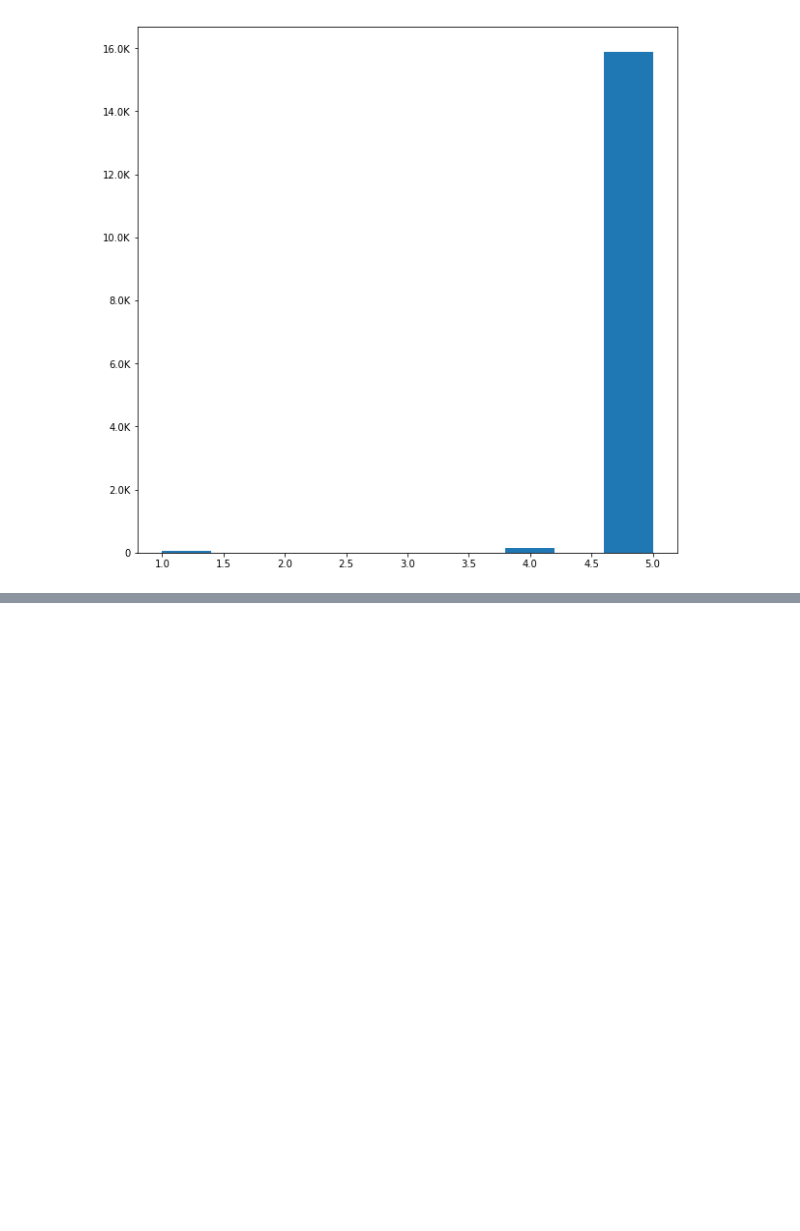
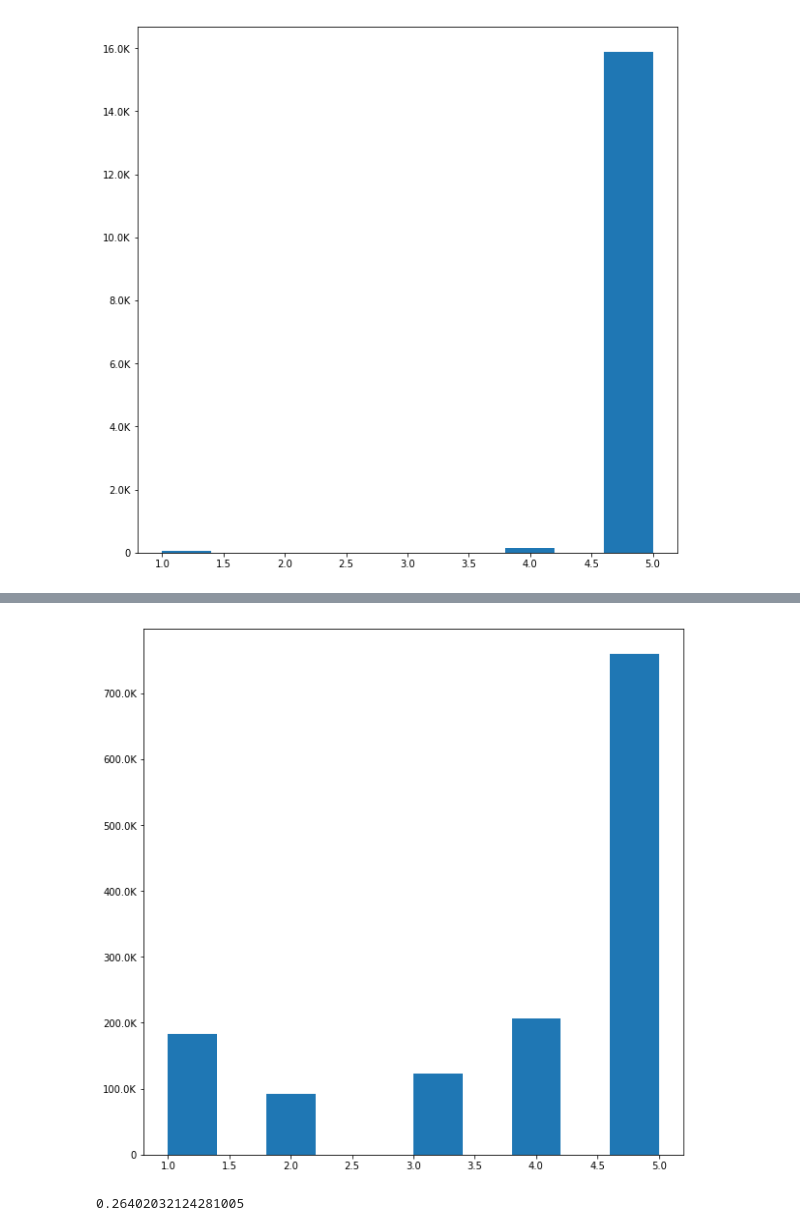
Before and after one commit to raphaelBarman/ADA-dh, a Jupyter notebook: project/milestone2/Subset Exploration.ipynb, the cells around one changed output, grey strips where cells are left out. Drawn from its saved outputs; the diff is of its cells as text; code cells hidden in the pictures; blank space fills up the shorter version.

```diff
--- a/project/milestone2/Subset Exploration.ipynb
+++ b/project/milestone2/Subset Exploration.ipynb
@@ -72,0 +188,12 @@ There is 14.72% of reviewer with std < 0.25
+# %%
+fig, ax = plt.subplots()
+fig.set_size_inches(10, 10)
+hist(ax, df.filter((df["helpfulness"] >= 0.0) & (df["helpfulness"] <= 1.0)).select("overall"));
+# %% [output]
+[figure, added]
+# %%
+overall = df.filter((df["helpfulness"] >= 0.0) & (df["helpfulness"] <= 1.0)).select("overall").rdd.map(lambda x: x[0])
+helpfulness = df.filter((df["helpfulness"] >= 0.0) & (df["helpfulness"] <= 1.0)).select("helpfulness").rdd.map(lambda x: x[0])
+S.corr(overall, helpfulness, method='spearman')
+# %% [output]
+0.26402032124281005
```
Also changed, not shown: parts of 26 cells of this notebook.
